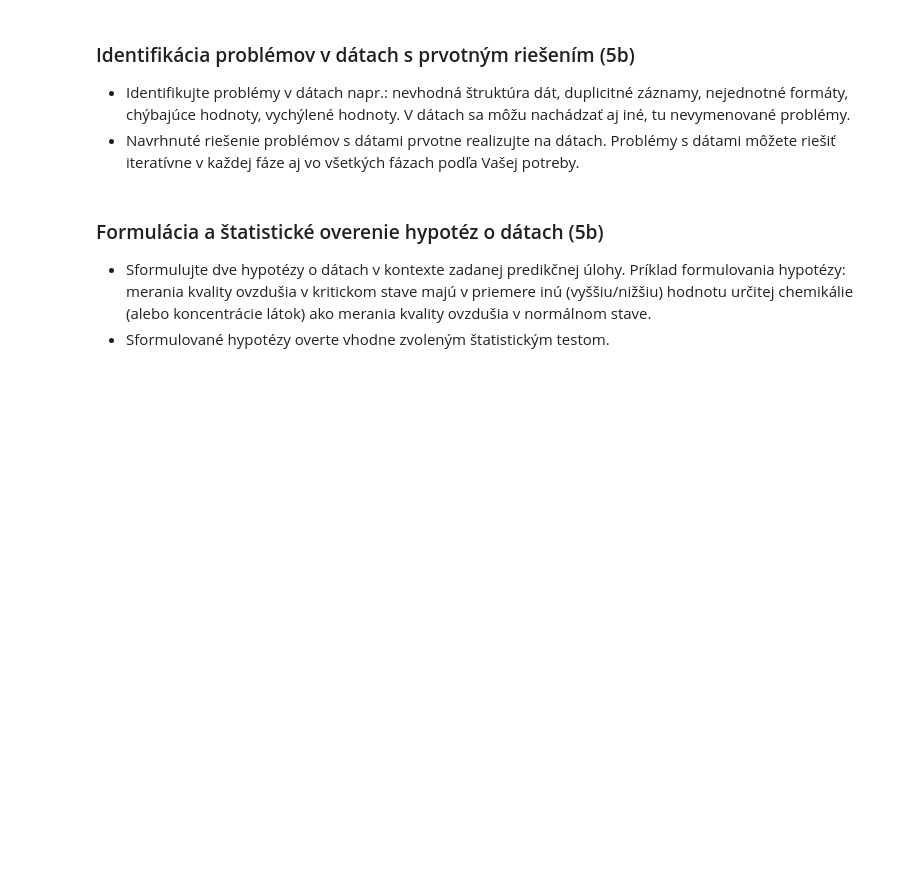
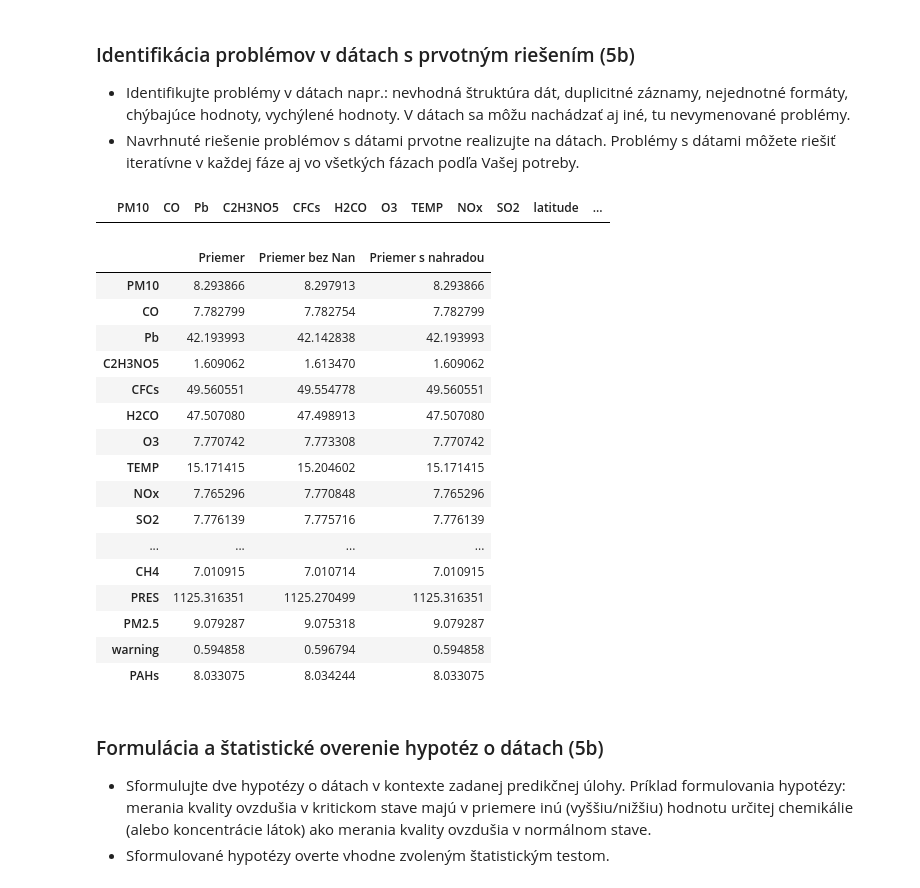
Before and after one commit to berny-29/IAU, a Jupyter notebook: Project.ipynb, the cells around one changed output. Cells and saved outputs as stored; diff of their text form; code cells hidden in the pictures; blank space fills up the shorter version.

Commit message:
table join + graphs

```diff
--- a/Project.ipynb
+++ b/Project.ipynb
@@ -129,10 +129,32 @@ df
 reduced_data.dropna(inplace=True)
 
 for col in reduced_data:
-    reduced_data[col].fillna((replaced_data[col].mean()), inplace=True)
+    replaced_data[col].fillna((measurements_data[col].mean()), inplace=True)
 
 
-#print("Percento vymazanych zaznamov: ", round(100-(100*(reduced_data.shape[0]/measurements_data.shape[0])),4), "%")
+print("Percento vymazanych zaznamov: ", round(100-(100*(reduced_data.shape[0]/measurements_data.shape[0])),4), "%")
+# %% [output]
+|  | PM10 | CO | Pb | C2H3NO5 | CFCs | H2CO | O3 | TEMP | NOx | SO2 | latitude | ... |
+# %%
+pd.concat([measurements_data.mean(), reduced_data.mean().reindex(measurements_data.mean().index), replaced_data.mean().reindex(measurements_data.mean().index)], axis=1, keys=['Priemer', 'Priemer bez Nan', 'Priemer s nahradou'])
+# %% [output]
+|  | Priemer | Priemer bez Nan | Priemer s nahradou |
+| PM10 | 8.293866 | 8.297913 | 8.293866 |
+| CO | 7.782799 | 7.782754 | 7.782799 |
+| Pb | 42.193993 | 42.142838 | 42.193993 |
+| C2H3NO5 | 1.609062 | 1.613470 | 1.609062 |
+| CFCs | 49.560551 | 49.554778 | 49.560551 |
+| H2CO | 47.507080 | 47.498913 | 47.507080 |
+| O3 | 7.770742 | 7.773308 | 7.770742 |
+| TEMP | 15.171415 | 15.204602 | 15.171415 |
+| NOx | 7.765296 | 7.770848 | 7.765296 |
+| SO2 | 7.776139 | 7.775716 | 7.776139 |
+| ... | ... | ... | ... |
+| CH4 | 7.010915 | 7.010714 | 7.010915 |
+| PRES | 1125.316351 | 1125.270499 | 1125.316351 |
+| PM2.5 | 9.079287 | 9.075318 | 9.079287 |
+| warning | 0.594858 | 0.596794 | 0.594858 |
+| PAHs | 8.033075 | 8.034244 | 8.033075 |
 # %% [markdown]
 ### Formulácia a štatistické overenie hypotéz o dátach (5b)
 - Sformulujte dve hypotézy o dátach v kontexte zadanej predikčnej úlohy.
```
Also changed, not shown: parts of 4 cells of this notebook.
